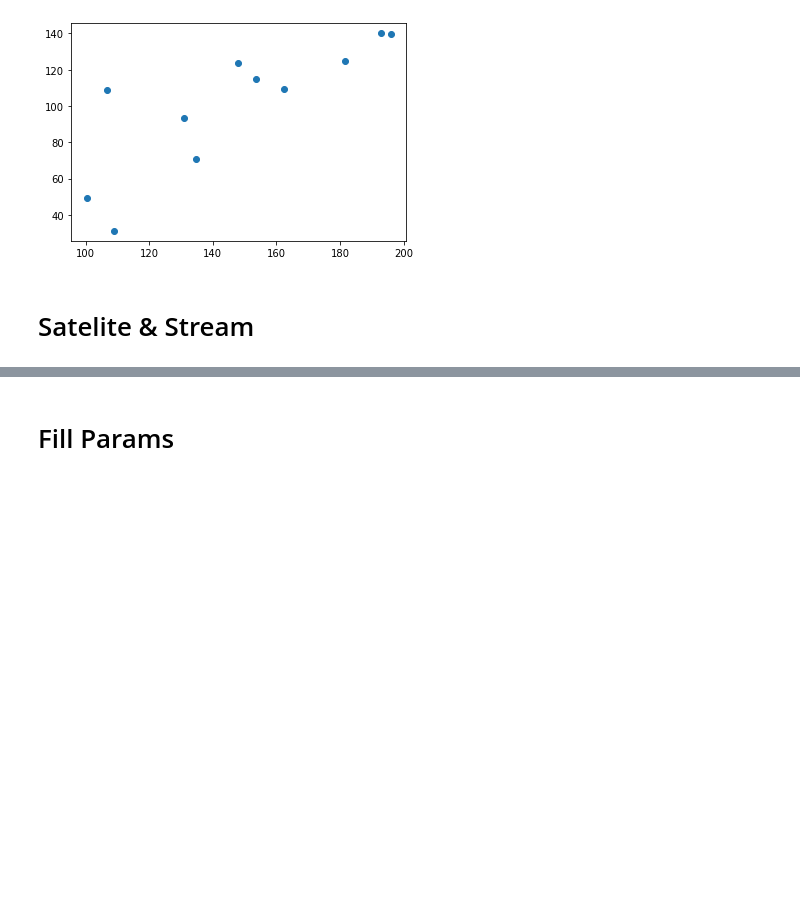
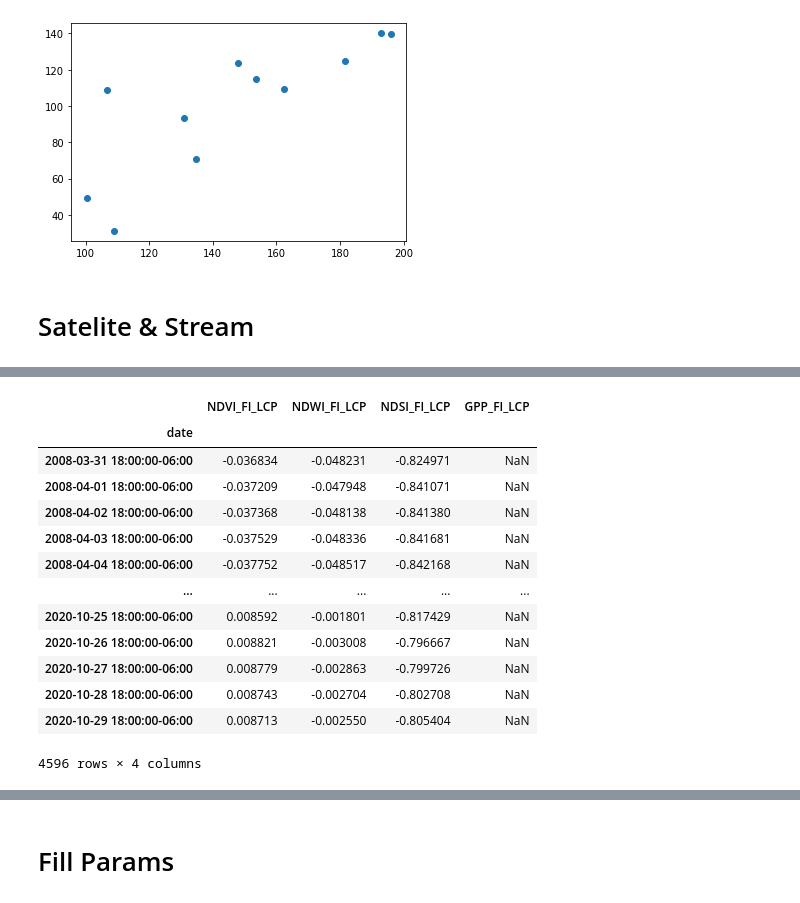
Before and after one commit to June-Skeeter/FishIsland_Flux_Analysis, a Jupyter notebook: FluxProcessing/FishIsland_AWS_Temporal_Upscale.ipynb, the cells around one changed output, grey strips where cells are left out. Cells and saved outputs as stored; diff of their text form; code cells hidden in the pictures; blank space fills up the shorter version.

```diff
--- a/FluxProcessing/FishIsland_AWS_Temporal_Upscale.ipynb
+++ b/FluxProcessing/FishIsland_AWS_Temporal_Upscale.ipynb
@@ -568,0 +477,33 @@ dtype: float64
+# %%
+NDWI = pd.read_csv(G_Drive+'earthengine/NDWI_NBAR_LCP.csv',index_col=['date'],
+                   parse_dates=['date'],na_values=-9999)
+NDWI=NDWI.drop(['.geo','system:index'],axis=1)
+
+NDVI = pd.read_csv(G_Drive+'earthengine/NDVI_NBAR_LCP.csv',index_col=['date'],
+                   parse_dates=['date'],na_values=-9999)
+NDVI=NDVI.drop(['.geo','system:index'],axis=1)
+
+NDSI = pd.read_csv(G_Drive+'earthengine/NDSI_NBAR_LCP.csv',index_col=['date'],
+                   parse_dates=['date'],na_values=-9999)
+NDSI=NDSI.drop(['.geo','system:index'],axis=1)
+
+NBAR = NDVI.join(NDWI).join(NDSI)
+
+print('Completeness')
+Temp = NBAR.loc[((NBAR.index.year>=2008)&(NBAR.index.year<=2020)&
+                    (NBAR.index.month>=5)&(NBAR.index.month<=10))]
+
+print(Temp.shape[0]-Temp.count())
+print((Temp.count()/Temp.shape[0]).round(3))
+
+Interp = {
+    'window':30,
+    'center':True,
+    'min_periods':8,
+    'win_type':'gaussian'
+}
+
+NBAR_fill = NBAR.rolling(**Interp).mean(std=2)
+NBAR = NBAR.fillna(NBAR_fill)
+NBAR.index = NBAR.index.tz_localize(pytz.utc).tz_convert(Mt)
+NBAR
@@ -568,0 +534,27 @@ dtype: float64
+# %%
+GPP = pd.read_csv(G_Drive+'earthengine/GPP_FI_LCP.csv',parse_dates=['date'],na_values=-9999,index_col=['date']).dropna()
+GPP.index = GPP.index.tz_localize(pytz.utc).tz_convert(Mt)
+GPP=GPP.drop(['.geo','system:index'],axis=1)
+
+GPP_fill = GPP.resample('D').mean()#.asfreq()
+GPP_fill.rename(columns={'GPP_FI_LCP':'GPP_est'})
+GPP_fill = GPP_fill.rolling(8*4,center=True,min_periods=4,win_type='gaussian').mean(std=Gaus_interp_s)/8
+GPP_fill.describe()
+
+NBAR = NBAR.join(GPP_fill)
+NBAR
+# %% [output]
+|  | NDVI_FI_LCP | NDWI_FI_LCP | NDSI_FI_LCP | GPP_FI_LCP |
+| date |  |  |  |  |
+| 2008-03-31 18:00:00-06:00 | -0.036834 | -0.048231 | -0.824971 | NaN |
+| 2008-04-01 18:00:00-06:00 | -0.037209 | -0.047948 | -0.841071 | NaN |
+| 2008-04-02 18:00:00-06:00 | -0.037368 | -0.048138 | -0.841380 | NaN |
+| 2008-04-03 18:00:00-06:00 | -0.037529 | -0.048336 | -0.841681 | NaN |
+| 2008-04-04 18:00:00-06:00 | -0.037752 | -0.048517 | -0.842168 | NaN |
+| ... | ... | ... | ... | ... |
+| 2020-10-25 18:00:00-06:00 | 0.008592 | -0.001801 | -0.817429 | NaN |
+| 2020-10-26 18:00:00-06:00 | 0.008821 | -0.003008 | -0.796667 | NaN |
+| 2020-10-27 18:00:00-06:00 | 0.008779 | -0.002863 | -0.799726 | NaN |
+| 2020-10-28 18:00:00-06:00 | 0.008743 | -0.002704 | -0.802708 | NaN |
+| 2020-10-29 18:00:00-06:00 | 0.008713 | -0.002550 | -0.805404 | NaN |
+4596 rows × 4 columns
```
Also changed, not shown: parts of 21 cells of this notebook, 3 other files.
